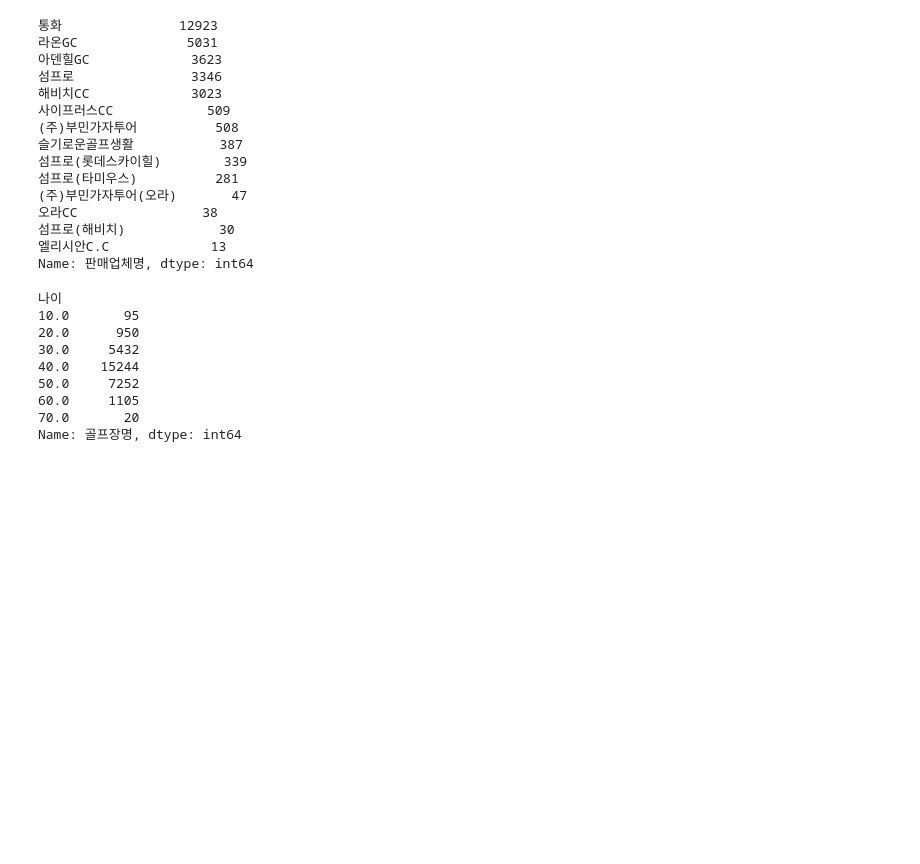
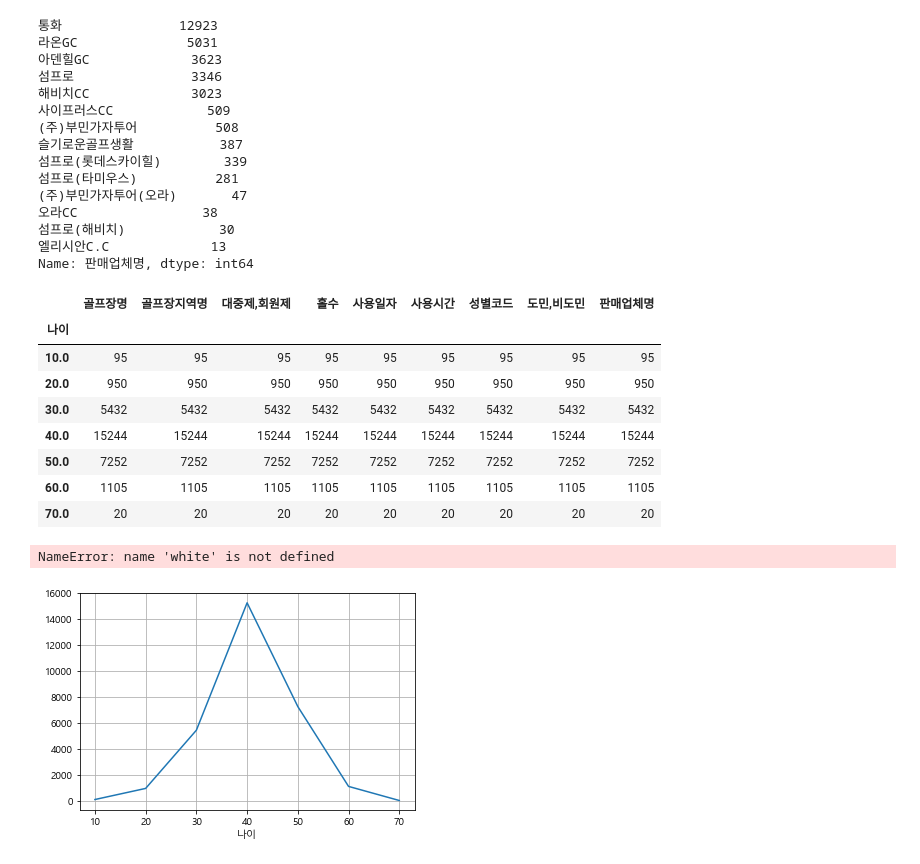
Before and after one commit to minwooking/Next_Ez_Training, a Jupyter notebook: golf2.ipynb, the cells around one changed output. Cells and saved outputs as stored; diff of their text form; code cells hidden in the pictures; blank space fills up the shorter version.

```diff
--- a/golf2.ipynb
+++ b/golf2.ipynb
@@ -116,14 +156,22 @@ df['판매업체명'].value_counts()
 엘리시안C.C             13
 Name: 판매업체명, dtype: int64
 # %%
-df.groupby(df.나이).골프장명.count()
+df.groupby('나이').count()
 # %% [output]
-나이
-10.0       95
-20.0      950
-30.0     5432
-40.0    15244
-50.0     7252
-60.0     1105
-70.0       20
-Name: 골프장명, dtype: int64
+|  | 골프장명 | 골프장지역명 | 대중제,회원제 | 홀수 | 사용일자 | 사용시간 | 성별코드 | 도민,비도민 | 판매업체명 |
+| 나이 |  |  |  |  |  |  |  |  |  |
+| 10.0 | 95 | 95 | 95 | 95 | 95 | 95 | 95 | 95 | 95 |
+| 20.0 | 950 | 950 | 950 | 950 | 950 | 950 | 950 | 950 | 950 |
+| 30.0 | 5432 | 5432 | 5432 | 5432 | 5432 | 5432 | 5432 | 5432 | 5432 |
+| 40.0 | 15244 | 15244 | 15244 | 15244 | 15244 | 15244 | 15244 | 15244 | 15244 |
+| 50.0 | 7252 | 7252 | 7252 | 7252 | 7252 | 7252 | 7252 | 7252 | 7252 |
+| 60.0 | 1105 | 1105 | 1105 | 1105 | 1105 | 1105 | 1105 | 1105 | 1105 |
+| 70.0 | 20 | 20 | 20 | 20 | 20 | 20 | 20 | 20 | 20 |
+# %%
+df.groupby(df.나이).골프장명.count().plot()
+plt.grid()
+plt.edgecolor:      white # 그래프 축 색 설정
+plt.labelcolor:     white # 그래프 라벨  색 설정
+# %% [output]
+NameError: name 'white' is not defined
+[figure, added]
```
Also changed, not shown: parts of 23 cells of this notebook, 2 other files.
